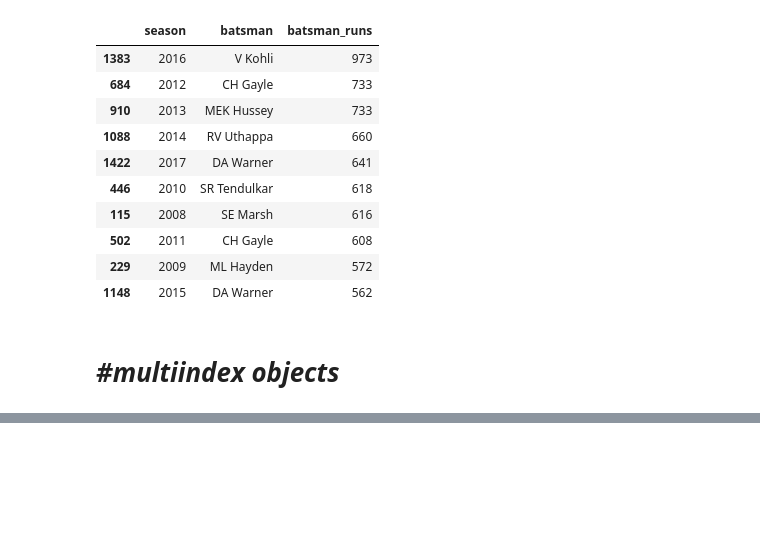
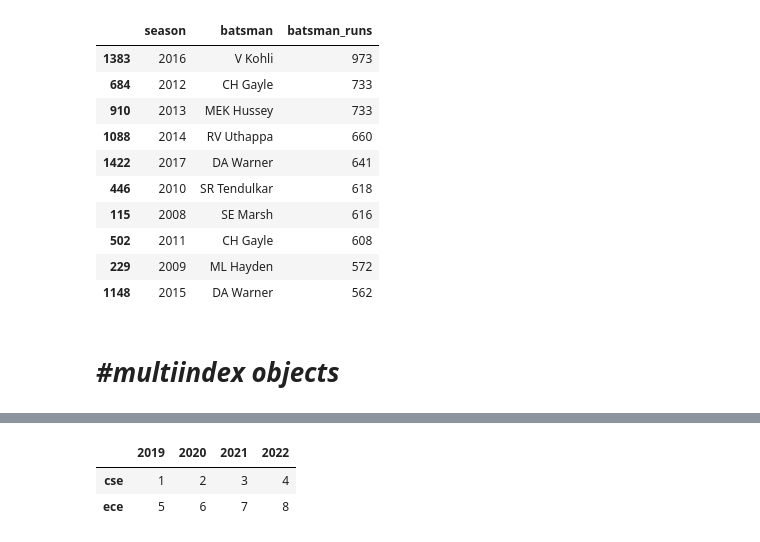
Before and after one commit to Kunalwagh107/n-python-numpy-pandas, a Jupyter notebook: pandas.ipynb, the cells around one changed output, grey strips where cells are left out. Cells and saved outputs as stored; diff of their text form; code cells hidden in the pictures; blank space fills up the shorter version.

```diff
--- a/pandas.ipynb
+++ b/pandas.ipynb
@@ -3073,0 +3141,9 @@ import pandas as pd
+# %%
+multi_index_series # <- this is 2D multi_index series -> need to tell 2 info
+# why series not df? -> we can convert it into df using unstack
+
+multi_index_series.unstack() # <-- innermost will converted into column
+# %% [output]
+|  | 2019 | 2020 | 2021 | 2022 |
+| cse | 1 | 2 | 3 | 4 |
+| ece | 5 | 6 | 7 | 8 |
```
Also changed, not shown: parts of 10 cells of this notebook.
